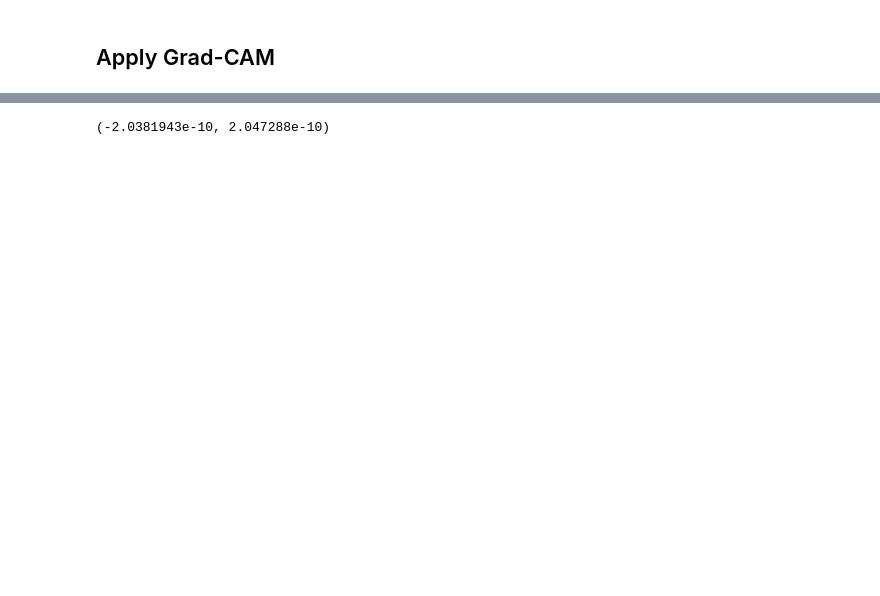
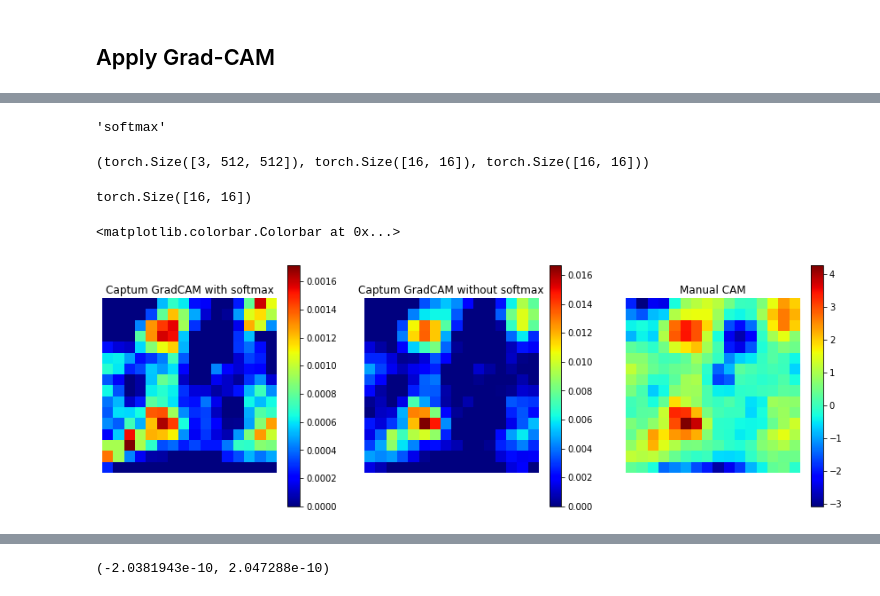
Before and after one commit to pdpino/medical-ai, a Jupyter notebook: medai/notebooks/demo_grad_cam.ipynb, the cells around one changed output, grey strips where cells are left out. Cells and saved outputs as stored; diff of their text form; code cells hidden in the pictures; blank space fills up the shorter version.

Commit message:
Debug grad-cam correctness

```diff
--- a/medai/notebooks/demo_grad_cam.ipynb
+++ b/medai/notebooks/demo_grad_cam.ipynb
@@ -170,0 +78,5 @@ Normalizing...  0.0 1.0
+# %%
+ACTIVATION = 'sigmoid' if dataset.multilabel else 'softmax'
+ACTIVATION
+# %% [output]
+'softmax'
@@ -170,0 +91,52 @@ Normalizing...  0.0 1.0
+# %%
+idx = 10
+
+item = dataset[idx]
+image = item.image
+
+images = image.unsqueeze(0).to(DEVICE)
+images.requires_grad = True
+attrs_with = grad_cam_with.attribute(images,
+                                     LABEL_INDEX,
+                                     relu_attributions=True,
+                                    ).detach().cpu().squeeze(0).squeeze(0)
+attrs_wo = grad_cam_wo.attribute(images,
+                                 LABEL_INDEX,
+                                 relu_attributions=True,
+                                ).detach().cpu().squeeze(0).squeeze(0)
+image.size(), attrs_with.size(), attrs_wo.size()
+# %% [output]
+(torch.Size([3, 512, 512]), torch.Size([16, 16]), torch.Size([16, 16]))
+# %%
+cam_attrs = calculate_cam(compiled_model.model, images)
+cam_attrs = cam_attrs.detach().cpu().squeeze(0)[LABEL_INDEX]
+cam_attrs.size()
+# %% [output]
+torch.Size([16, 16])
+# %%
+plt.figure(figsize=(15, 5))
+
+plt.subplot(1, 3, 1)
+# plt.imshow(tensor_to_range01(image).permute(1, 2, 0))
+# plt.title(item.image_fname)
+# plt.axis('off')
+
+plt.imshow(attrs_with, cmap='jet')
+plt.title(f'Captum GradCAM with {ACTIVATION}')
+plt.axis('off')
+plt.colorbar()
+
+plt.subplot(1, 3, 2)
+plt.imshow(attrs_wo, cmap='jet')
+plt.title(f'Captum GradCAM without {ACTIVATION}')
+plt.axis('off')
+plt.colorbar()
+
+plt.subplot(1, 3, 3)
+plt.imshow(cam_attrs, cmap='jet')
+plt.title('Manual CAM')
+plt.axis('off')
+plt.colorbar()
+# %% [output]
+<matplotlib.colorbar.Colorbar at 0x...>
+[figure, added]
```
Also changed, not shown: parts of 34 cells of this notebook, 2 other files.
